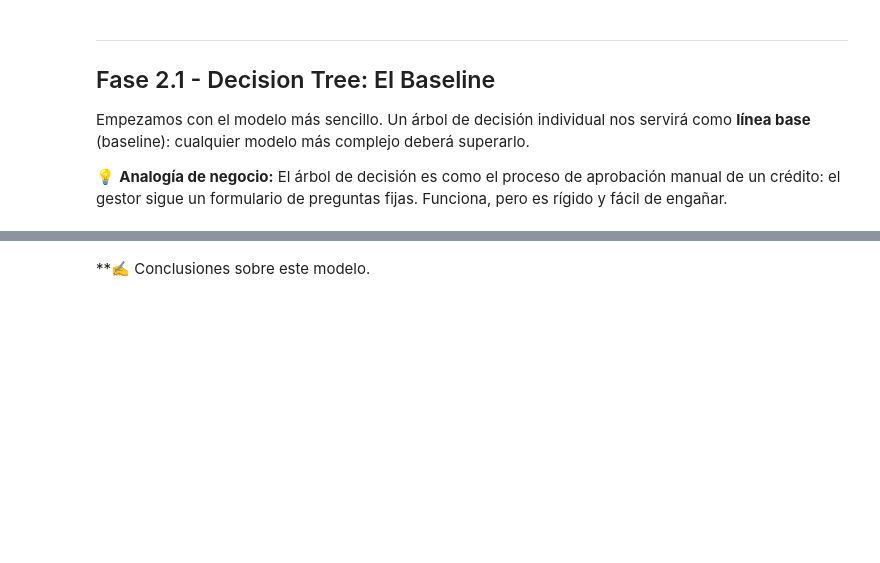
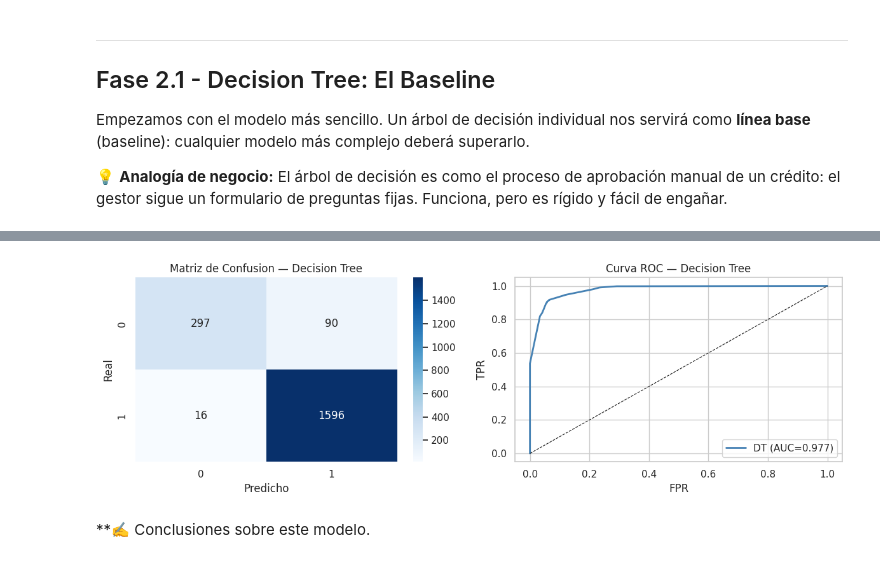
Before and after one commit to ignacastiguti/Repositorio, a Jupyter notebook: [00] - Workshops/Workshop_ML_PartTime.ipynb, the cells around one changed output, grey strips where cells are left out. Drawn from its saved outputs; the diff is of its cells as text; code cells hidden in the pictures; blank space fills up the shorter version.

```diff
--- a/[00] - Workshops/Workshop_ML_PartTime.ipynb
+++ b/[00] - Workshops/Workshop_ML_PartTime.ipynb
@@ -973,2 +1047,23 @@ Empezamos con el modelo más sencillo. Un árbol de decisión individual nos ser
+# %%
+# Matriz de confusion y curva ROC
+fig, axes = plt.subplots(1, 2, figsize=(12, 4))
+
+cm_dt = confusion_matrix(y_test, y_pred_dt)
+sns.heatmap(cm_dt, annot=True, fmt='d', cmap='Blues', ax=axes[0])
+axes[0].set_title('Matriz de Confusion — Decision Tree')
+axes[0].set_xlabel('Predicho'); axes[0].set_ylabel('Real')
+
+fpr_dt, tpr_dt, _ = roc_curve(y_test, y_prob_dt)
+axes[1].plot(fpr_dt, tpr_dt, label=f'DT (AUC={auc_dt:.3f})', color='steelblue', lw=2)
+axes[1].plot([0,1],[0,1],'k--', lw=0.8)
+axes[1].set_title('Curva ROC — Decision Tree')
+axes[1].set_xlabel('FPR'); axes[1].set_ylabel('TPR')
+axes[1].legend()
+
+plt.tight_layout()
+plt.savefig('dt_metricas.png', bbox_inches='tight')
+plt.show()
+# %% [output]
+[figure, added]
 # %% [markdown]
 **✍️ Conclusiones sobre este modelo.
```
Also changed, not shown: parts of 38 cells of this notebook.
